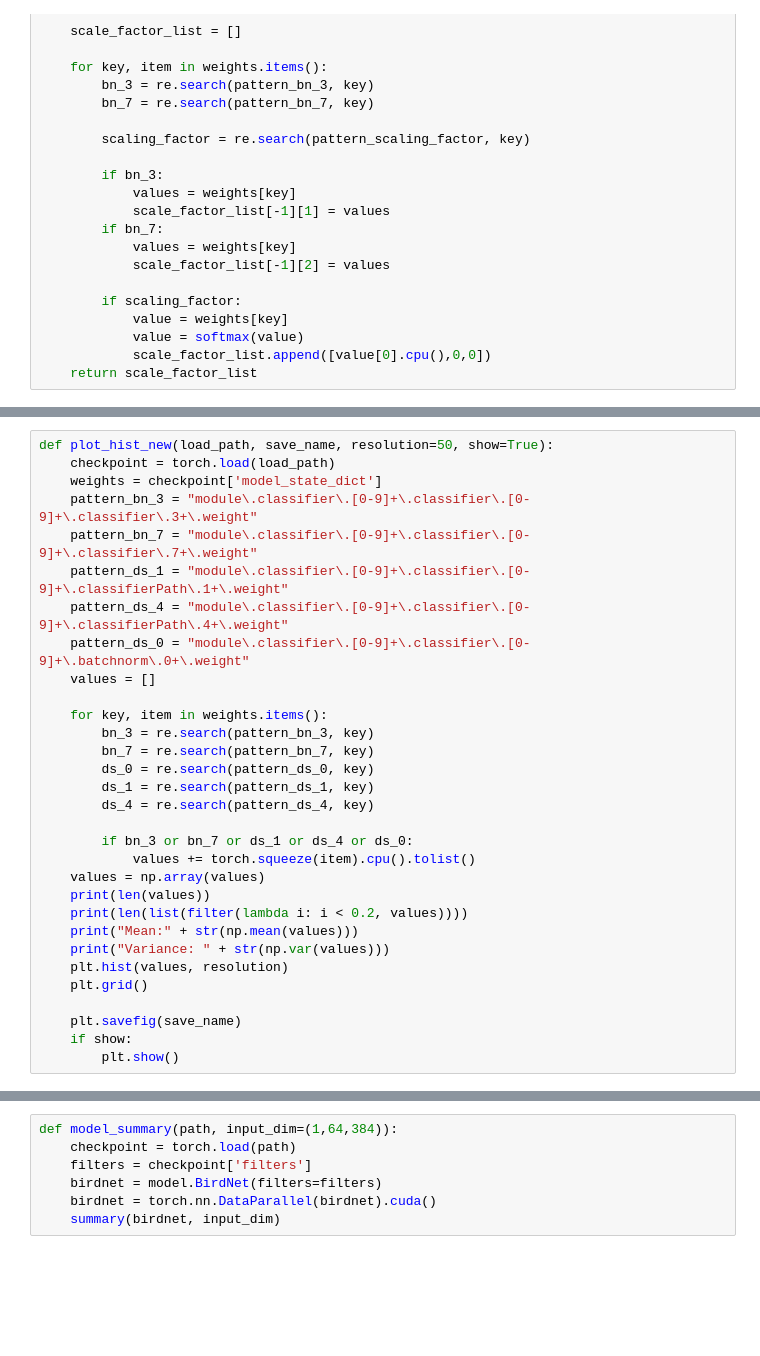
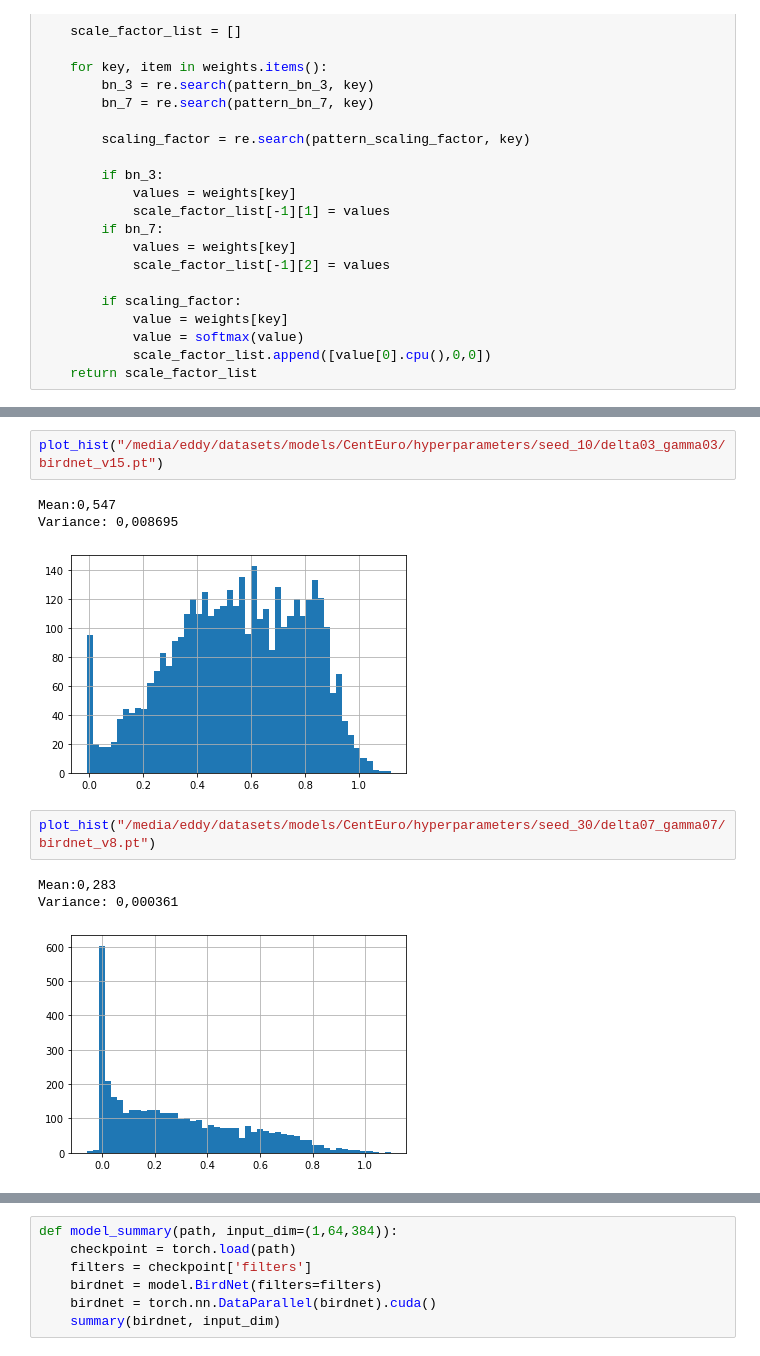
Before and after one commit to 1337Eddy/PruningBirdNet, a Jupyter notebook: visualizations.ipynb, the cells around one changed output, grey strips where cells are left out. Saved outputs shown, nothing was run; the diff lists cells and outputs as text; blank space fills up the shorter version.

```diff
--- a/visualizations.ipynb
+++ b/visualizations.ipynb
@@ -275,33 +274,14 @@ def plot_hist(load_path, save_name, resolution=50, show=True):
     if show:
         plt.show()
-# %%
-def plot_hist_new(load_path, save_name, resolution=50, show=True):
-    checkpoint = torch.load(load_path)
-    weights = checkpoint['model_state_dict']
-    pattern_bn_3 = "module\.classifier\.[0-9]+\.classifier\.[0-9]+\.classifier\.3+\.weight"
-    pattern_bn_7 = "module\.classifier\.[0-9]+\.classifier\.[0-9]+\.classifier\.7+\.weight"
-    pattern_ds_1 = "module\.classifier\.[0-9]+\.classifier\.[0-9]+\.classifierPath\.1+\.weight"
-    pattern_ds_4 = "module\.classifier\.[0-9]+\.classifier\.[0-9]+\.classifierPath\.4+\.weight"
-    pattern_ds_0 = "module\.classifier\.[0-9]+\.classifier\.[0-9]+\.batchnorm\.0+\.weight"
-    values = []
-
-    for key, item in weights.items():
-        bn_3 = re.search(pattern_bn_3, key)
-        bn_7 = re.search(pattern_bn_7, key)
-        ds_0 = re.search(pattern_ds_0, key)
-        ds_1 = re.search(pattern_ds_1, key)
-        ds_4 = re.search(pattern_ds_4, key)
-
-        if bn_3 or bn_7 or ds_1 or ds_4 or ds_0:
-            values += torch.squeeze(item).cpu().tolist()
-    values = np.array(values)
-    print(len(values))
-    print(len(list(filter(lambda i: i < 0.2, values))))
-    print("Mean:" + str(np.mean(values)))
-    print("Variance: " + str(np.var(values)))
-    plt.hist(values, resolution)
-    plt.grid()
-
-    plt.savefig(save_name)
-    if show:
-        plt.show()
+# %%
+plot_hist("/media/eddy/datasets/models/CentEuro/hyperparameters/seed_10/delta03_gamma03/birdnet_v15.pt")
+# %% [output]
+Mean:0,547
+Variance: 0,008695
+[figure, added]
+# %%
+plot_hist("/media/eddy/datasets/models/CentEuro/hyperparameters/seed_30/delta07_gamma07/birdnet_v8.pt")
+# %% [output]
+Mean:0,283
+Variance: 0,000361
+[figure, added]
```
Also changed, not shown: parts of 59 cells of this notebook, 8 other files.
